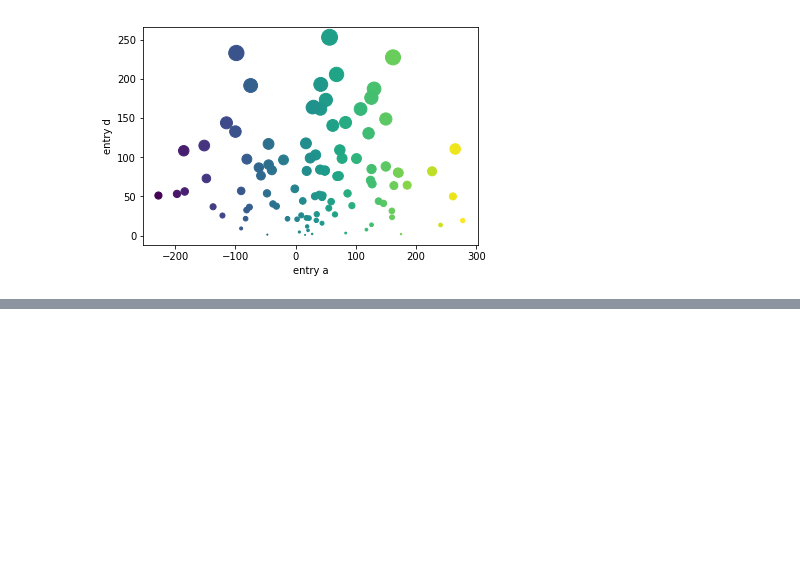
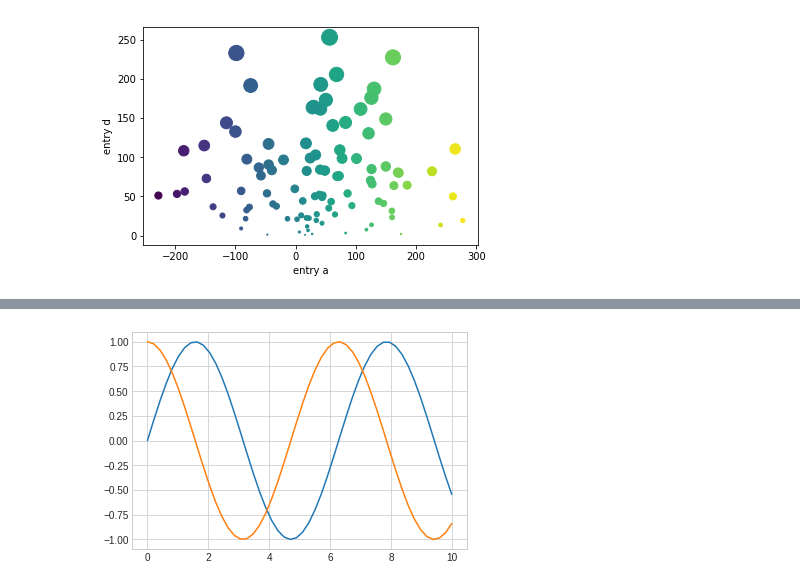
Before and after one commit to lokeshwarinayak/intenship, a Jupyter notebook: mathplot.ipynb, the cells around one changed output, grey strips where cells are left out. Drawn from its saved outputs; the diff is of its cells as text; code cells hidden in the pictures; blank space fills up the shorter version.

```diff
--- a/mathplot.ipynb
+++ b/mathplot.ipynb
@@ -71,0 +94,5 @@ plt.show()
+# %%
+plt.plot(x, np.sin(x))
+plt.plot(x, np.cos(x));
+# %% [output]
+[figure, added]
```
Also changed, not shown: parts of 7 cells of this notebook.
